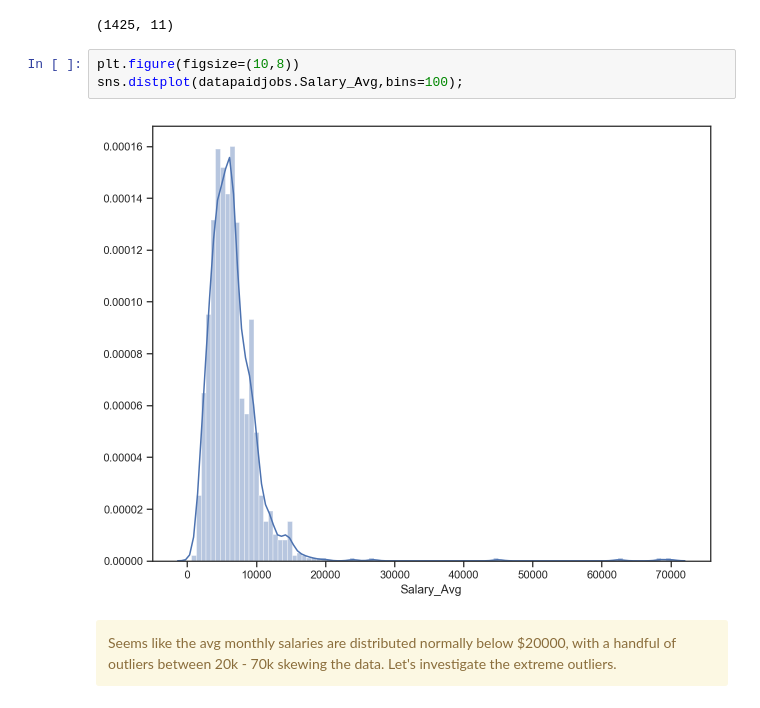
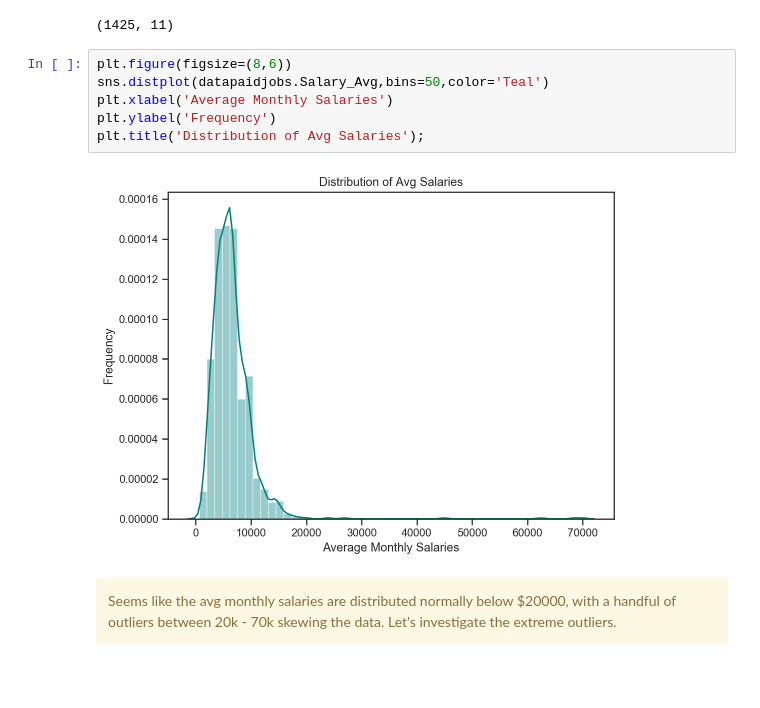
Before and after one commit to Toyletpak/GA-learning, a Jupyter notebook: project-4/Project 4 - - Dennis.ipynb, the cells around one changed output. Saved outputs shown, nothing was run; the diff lists cells and outputs as text; blank space fills up the shorter version.

```diff
--- a/project-4/Project 4 - - Dennis.ipynb
+++ b/project-4/Project 4 - - Dennis.ipynb
@@ -401,10 +409,13 @@ datapaidjobs.shape
 # %% [output]
 (1425, 11)
 # %%
-plt.figure(figsize=(10,8))
-sns.distplot(datapaidjobs.Salary_Avg,bins=100);
+plt.figure(figsize=(8,6))
+sns.distplot(datapaidjobs.Salary_Avg,bins=50,color='Teal')
+plt.xlabel('Average Monthly Salaries')
+plt.ylabel('Frequency')
+plt.title('Distribution of Avg Salaries');
 # %% [output]
-[figure, old version]
+[figure, new version]
 # %% [markdown]
 <div class="alert alert-block alert-warning">
 Seems like the avg monthly salaries are distributed normally below $20000, with a handful of outliers between 20k - 70k skewing the data. Let's investigate the extreme outliers.
```
Also changed, not shown: parts of 68 cells of this notebook.
